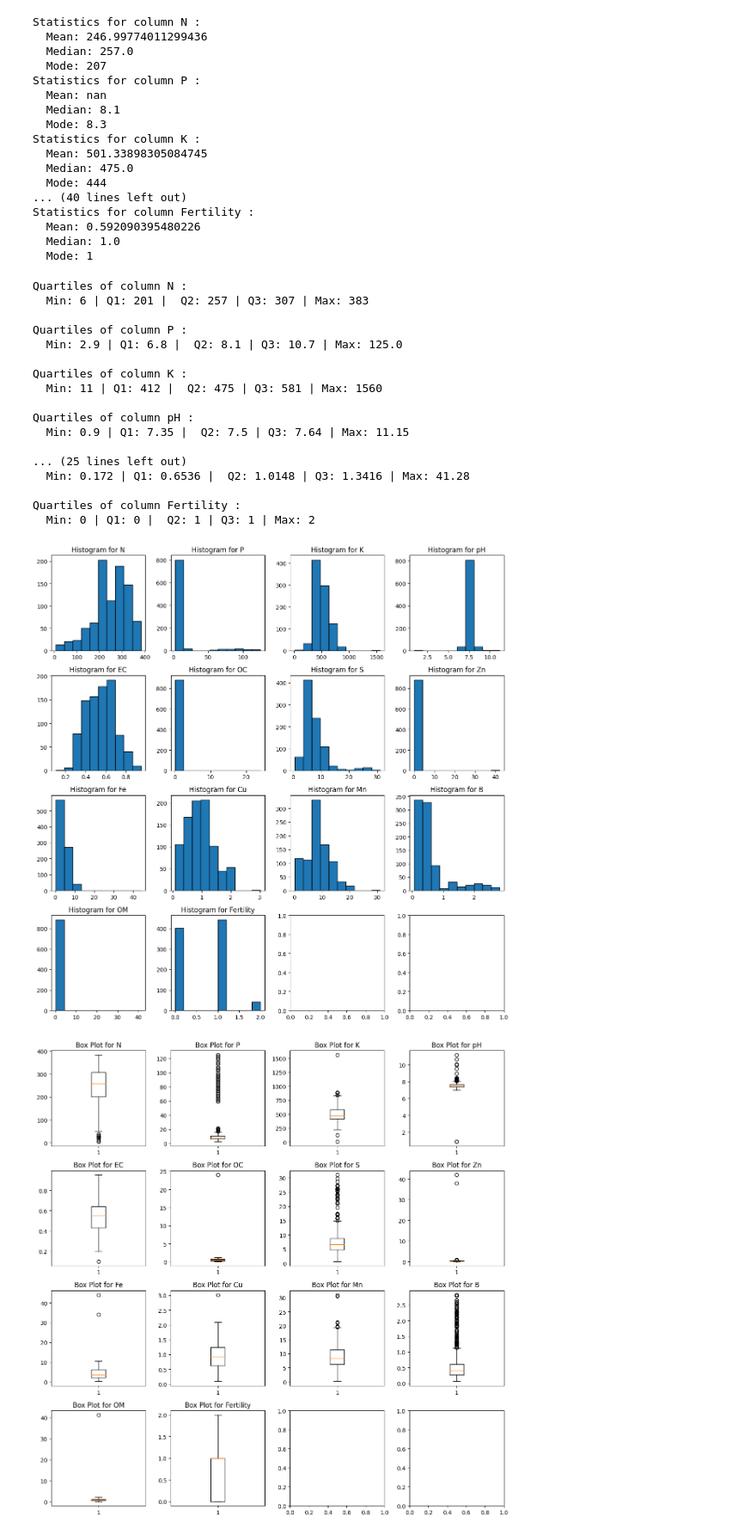
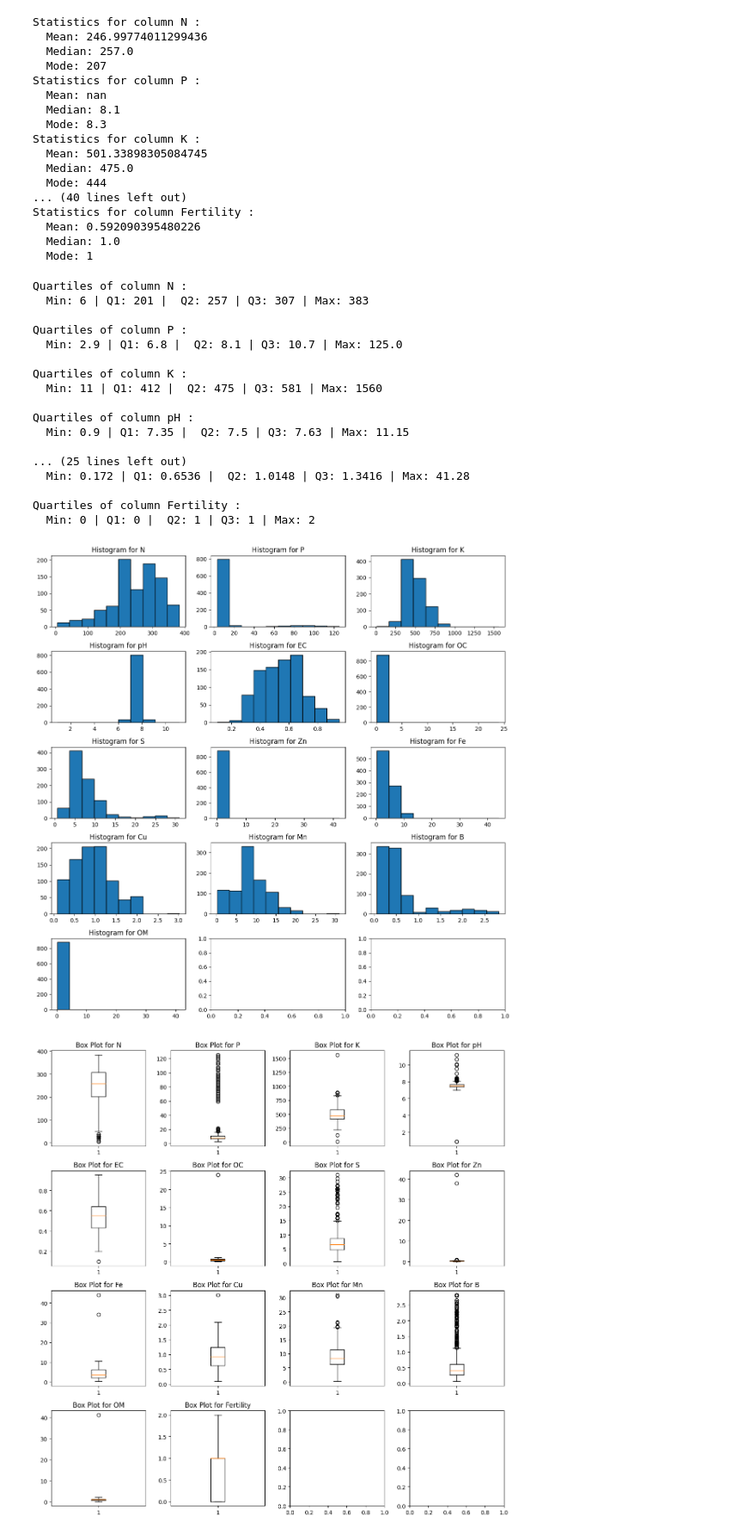
Before and after one commit to Maria-Djadi01/Data-Mining-Project, a Jupyter notebook: notebooks/static_eda.ipynb, the cells around one changed output. Shown at 86% size. Drawn from its saved outputs; the diff is of its cells as text; code cells hidden in the pictures.

```diff
--- a/notebooks/static_eda.ipynb
+++ b/notebooks/static_eda.ipynb
@@ -131,7 +131,7 @@ Statistics for column Fertility :
 for col in static_df.columns:
     Min,Q1,Q2,Q3,Max= calculate_quartiles(static_df[col])
     print(f"Quartiles of column {col} :\n"
-        f"  Min: {Min} | Q1: {Q1} |  Q2: {Q2} | Q3: {Q3} | Max: {Max}\n")s
+        f"  Min: {Min} | Q1: {Q1} |  Q2: {Q2} | Q3: {Q3} | Max: {Max}\n")
 # %% [output]
 Quartiles of column N :
   Min: 6 | Q1: 201 |  Q2: 257 | Q3: 307 | Max: 383
@@ -143,17 +143,18 @@ Quartiles of column K :
   Min: 11 | Q1: 412 |  Q2: 475 | Q3: 581 | Max: 1560
 
 Quartiles of column pH :
-  Min: 0.9 | Q1: 7.35 |  Q2: 7.5 | Q3: 7.64 | Max: 11.15
+  Min: 0.9 | Q1: 7.35 |  Q2: 7.5 | Q3: 7.63 | Max: 11.15
 
 ... (25 lines left out)
   Min: 0.172 | Q1: 0.6536 |  Q2: 1.0148 | Q3: 1.3416 | Max: 41.28
 
 Quartiles of column Fertility :
   Min: 0 | Q1: 0 |  Q2: 1 | Q3: 1 | Max: 2
-# %%
-histogram_plot(static_df)
-# %% [output]
-[figure, removed]
+# %%
+df_without_fertility = static_df.drop(columns=['Fertility'], axis=1)
+histogram_plot(df_without_fertility)
+# %% [output]
+[figure, added]
 # %%
 box_plot(static_df)
 # %% [output]
```
Also changed, not shown: parts of 4 cells of this notebook, 3 other files.
